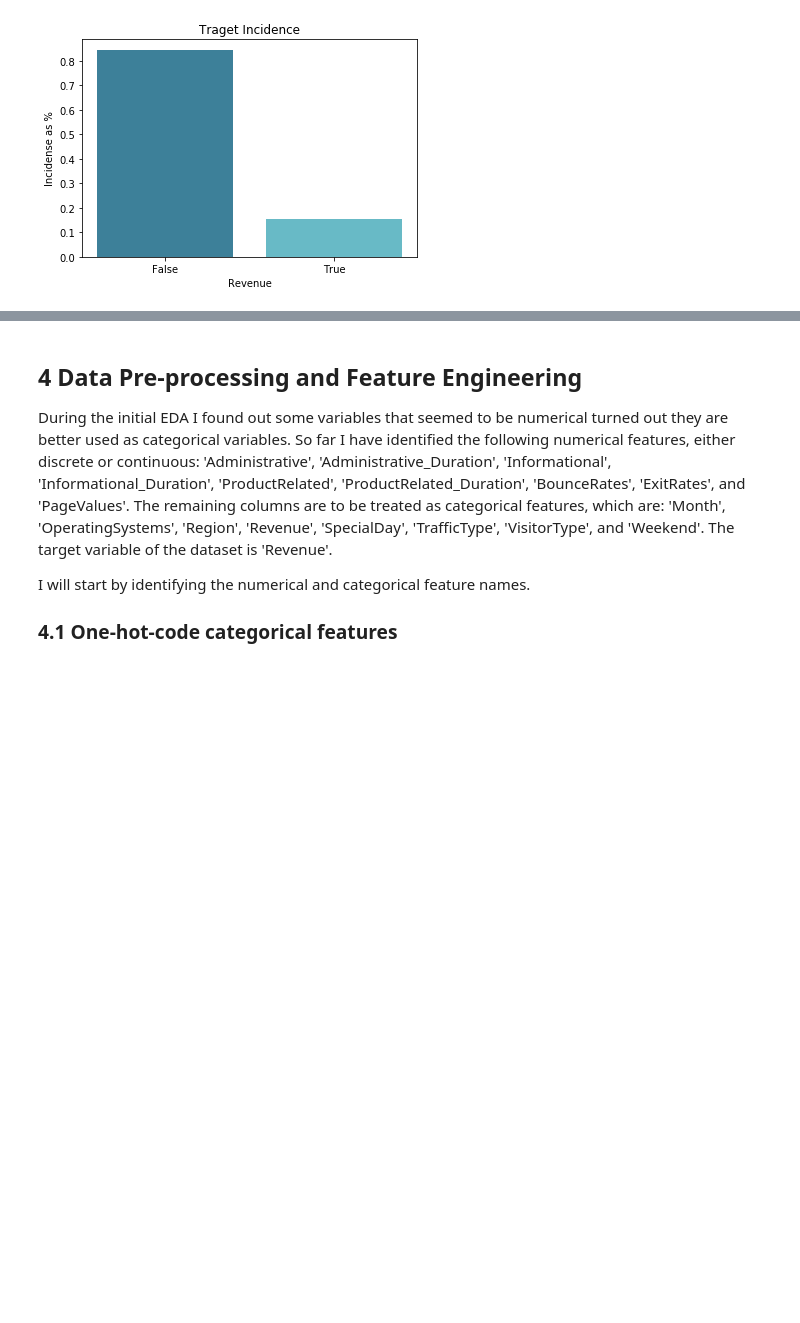
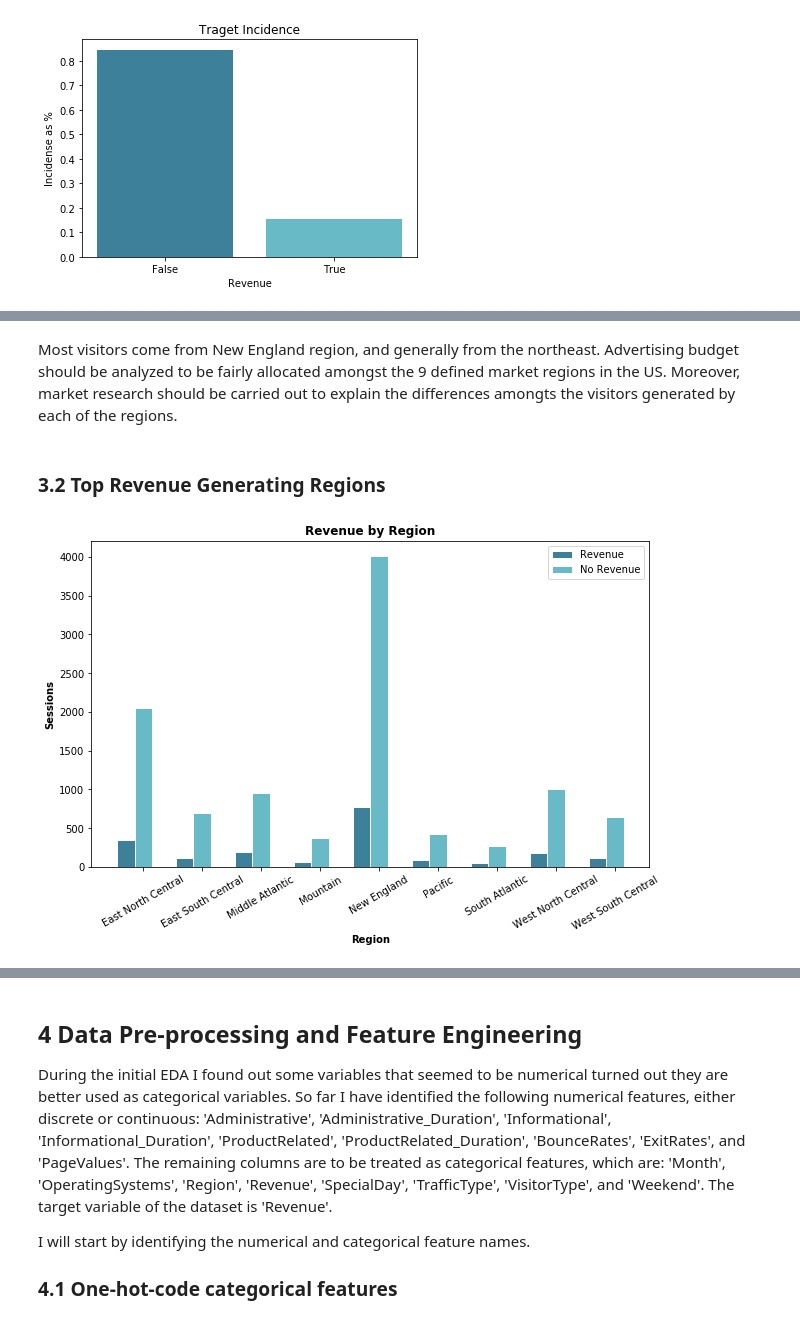
Before and after one commit to a123priya/dsc-mod-5-project-online-ds-pt-021119, a Jupyter notebook: student.ipynb, the cells around one changed output, grey strips where cells are left out. Drawn from its saved outputs; the diff is of its cells as text; code cells hidden in the pictures; blank space fills up the shorter version.

```diff
--- a/student.ipynb
+++ b/student.ipynb
@@ -580,0 +627,35 @@ A 15% target incidence considering the amount of data in the dataset could work,
+# %% [markdown]
+Most visitors come from New England region, and generally from the northeast. Advertising budget should be analyzed to be fairly allocated amongst the 9 defined market regions in the US. Moreover, market research should be carried out to explain the differences amongts the visitors generated by each of the regions.
+# %% [markdown]
+### 3.2 Top Revenue Generating Regions
+# %%
+plt.figure(figsize=(10,6))
+# set width of bar
+barWidth = 0.30
+
+# set height of bar
+bars1 = regional_revenue[data['Revenue']==True].groupby(['Region']).Revenue.count()
+bars2 = regional_revenue[data['Revenue']==False].groupby(['Region']).Revenue.count()
+
+# Set position of bar on X axis
+r1 = np.arange(len(bars1))
+r2 = [x + barWidth for x in r1]
+
+# Make the plot
+plt.bar(r1, bars1, color=sns.color_palette("GnBu_d",n_colors=2)[0],
+        width=barWidth, edgecolor='white', label='Revenue')
+plt.bar(r2, bars2, color=sns.color_palette("GnBu_d",n_colors=2)[1],
+        width=barWidth, edgecolor='white', label='No Revenue')
+
+# Add xticks on the middle of the group bars
+plt.xlabel('Region', fontweight='bold')
+plt.xticks([r + barWidth for r in range(len(bars1))],
+           regional_revenue[data['Revenue']==True].groupby(['Region']).Revenue.count().index)
+plt.xticks(rotation='30')
+plt.ylabel('Sessions', fontweight='bold')
+plt.title('Revenue by Region', fontweight='bold')
+# Create legend & Show graphic
+plt.legend()
+plt.show()
+# %% [output]
+[figure, added]
```
Also changed, not shown: parts of 35 cells of this notebook, 4 other files.
